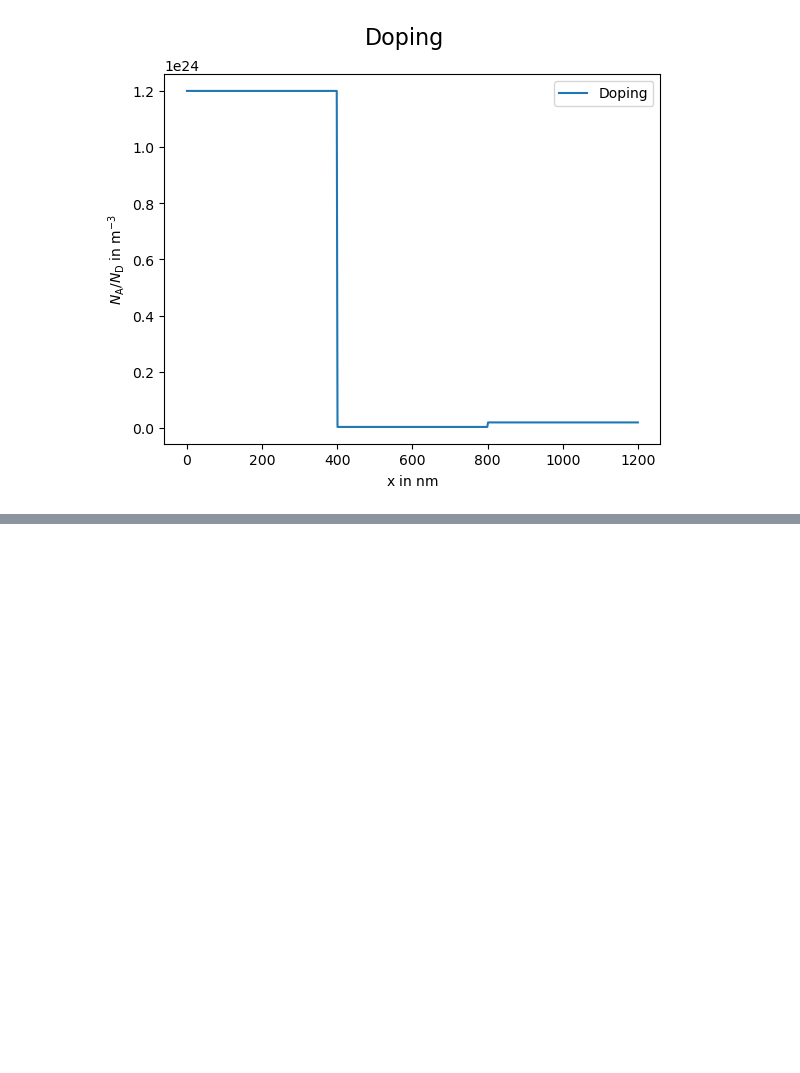
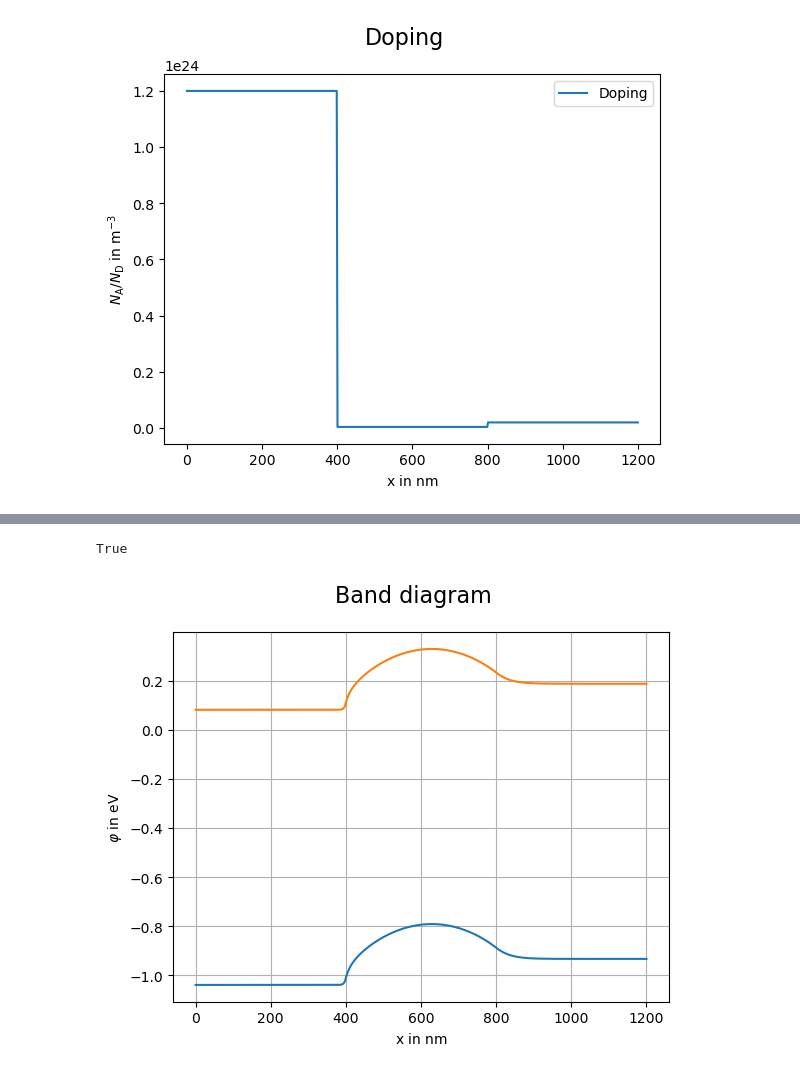
Before and after one commit to Taotu02feather/ECE340_Project, a Jupyter notebook: ECE340_Part1.ipynb, the cells around one changed output, grey strips where cells are left out. Saved outputs shown, nothing was run; the diff lists cells and outputs as text; code cells hidden in the pictures; blank space fills up the shorter version.

```diff
--- a/ECE340_Part1.ipynb
+++ b/ECE340_Part1.ipynb
@@ -78,0 +88,19 @@ plt.show()
+# %%
+solver.solve_from_doping()
+solver.solve_no_bias()
+# %% [output]
+True
+# %%
+#
+# Plot band diagram
+#
+fig, axis = plt.subplots(1,1, sharey=True)
+fig.suptitle("Band diagram", fontsize=16)
+axis.plot(parameters.pos_x * 1E9, -parameters.u[0::3] - parameters.Chi - parameters.Eg, label='Valence band')
+axis.plot(parameters.pos_x * 1E9, -parameters.u[0::3] - parameters.Chi , label='Conduction band')
+axis.set_xlabel(r"x in $\mathrm{nm}$")
+axis.set_ylabel(r"$\varphi$ in $\mathrm{eV}$")
+axis.grid()
+plt.show()
+# %% [output]
+[figure, added]
```
Also changed, not shown: parts of 28 cells of this notebook, 40 other files.
